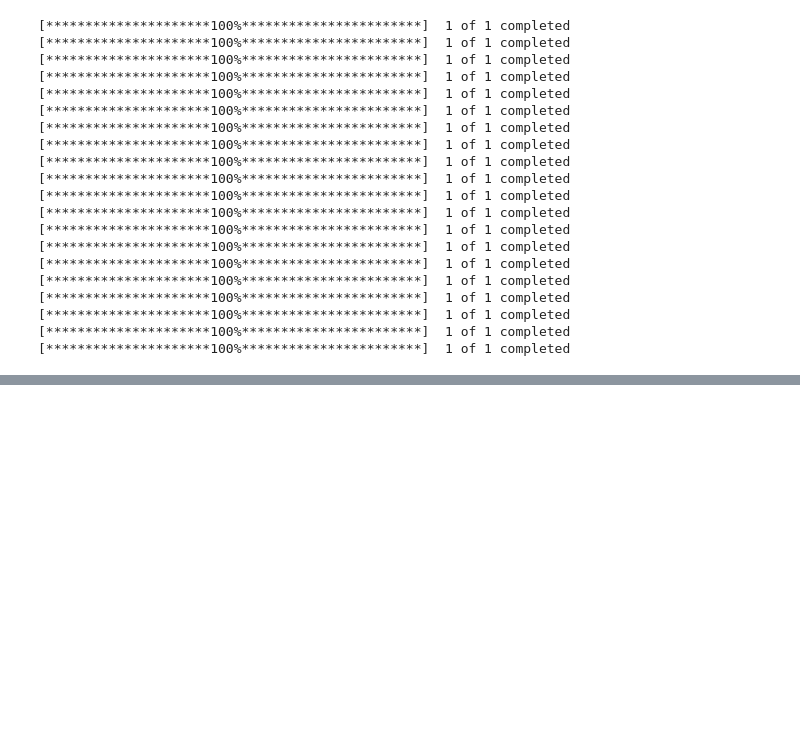
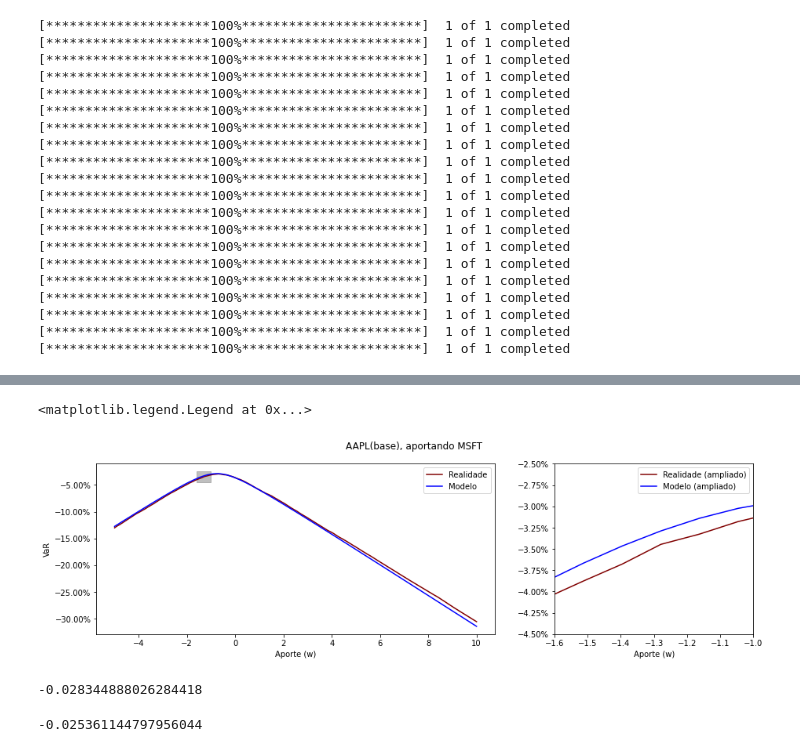
Before and after one commit to diogosanchez72/VaR_wo_Simulations, a Jupyter notebook: Códigos.ipynb, the cells around one changed output, grey strips where cells are left out. Drawn from its saved outputs; the diff is of its cells as text; code cells hidden in the pictures; blank space fills up the shorter version.

```diff
--- a/Códigos.ipynb
+++ b/Códigos.ipynb
@@ -232,0 +303,70 @@ Estimações: [-0.66701775 -0.00427158  0.02590701  0.91654833]
+# %%
+
+import matplotlib.ticker as mtick
+import matplotlib.patches as patches
+
+realidade = []
+linea = np.linspace(-5, 10,130)
+
+ativo1 = 'AAPL'
+ativo2 = 'MSFT'
+
+for i in linea:
+    _,y,y_ = simulacao(ativo1,ativo2,hist_infos,i)
+
+    realidade.append(y)
+
+params, covariance = curve_fit(hyperbola_2,linea,realidade, maxfev=50000)
+
+
+if 0:
+    a_,b_,h_,k_ = params
+
+# Gere pontos da curva ajustada
+x_fit = np.linspace(-5, 10, 130)
+y_fit = hyperbola_2(-x_fit,a_,b_,h_,k_)
+
+fig, (a0, a1) = plt.subplots(1, 2, gridspec_kw={'width_ratios': [2, 1]},figsize=(15, 4))
+
+a0.plot(linea, realidade, label='Realidade', color='maroon')
+a0.plot(x_fit, y_fit, label='Modelo', color='blue')
+
+a1.plot(linea, realidade, label='Realidade (ampliado)', color='maroon')
+a1.plot(x_fit, y_fit, label='Modelo (ampliado)', color='blue')
+
+
+a1.set_xlim(-1.6,-1)
+a1.set_ylim(-0.045,-0.025)
+
+a0.fill_between(x=[-1.6,-1],y1=[-0.045,-0.045],y2 = [-0.025,-0.025], color='grey',alpha=0.5)
+
+
+# Configurações do gráfico
+a0.set_xlabel('Aporte (w)')
+a0.set_ylabel('VaR')
+
+a1.set_xlabel('Aporte (w)')
+a1.set_ylabel('')
+# Função para formatar os rótulos do eixo y como porcentagem
+percent_formatter = mtick.PercentFormatter(xmax=1.0, decimals=2)
+
+# Aplicar o formato ao eixo y em ambos os subplots
+a0.yaxis.set_major_formatter(percent_formatter)
+a1.yaxis.set_major_formatter(percent_formatter)
+
+fig.suptitle(f'{ativo1}(base), aportando {ativo2}')
+
+a0.legend()
+
+a1.legend()
+# %% [output]
+<matplotlib.legend.Legend at 0x...>
+[figure, added]
+# %%
+(y_fit[-1] - y_fit[-3])/(x_fit[-1] -  x_fit[-3])
+# %% [output]
+-0.028344888026284418
+# %%
+(realidade[-1] - realidade[-3])/(linea[-1] -  linea[-3])
+# %% [output]
+-0.025361144797956044
```
Also changed, not shown: parts of 7 cells of this notebook.
